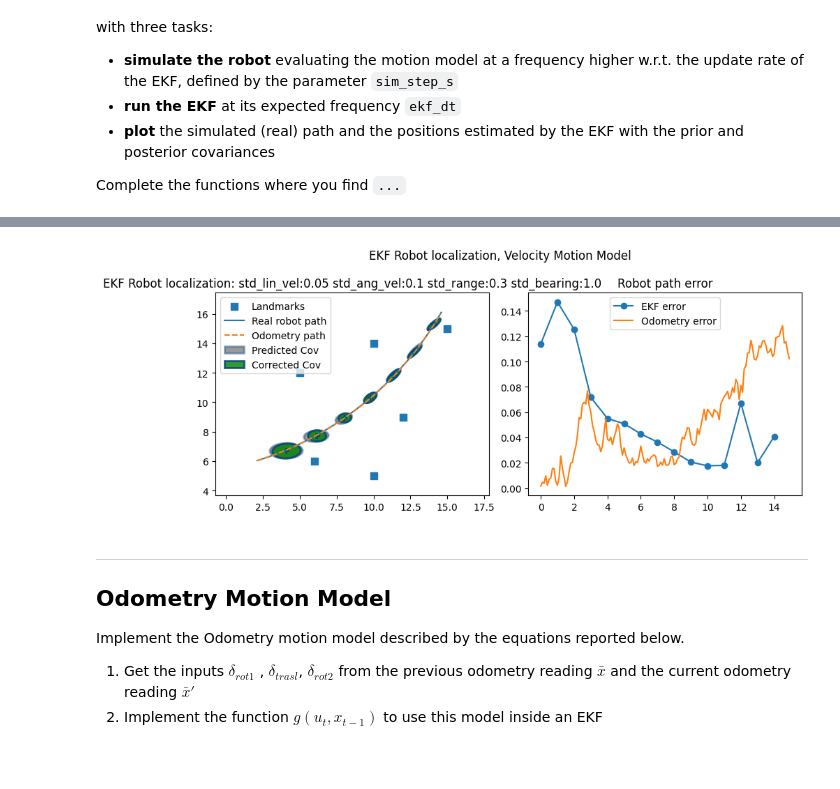
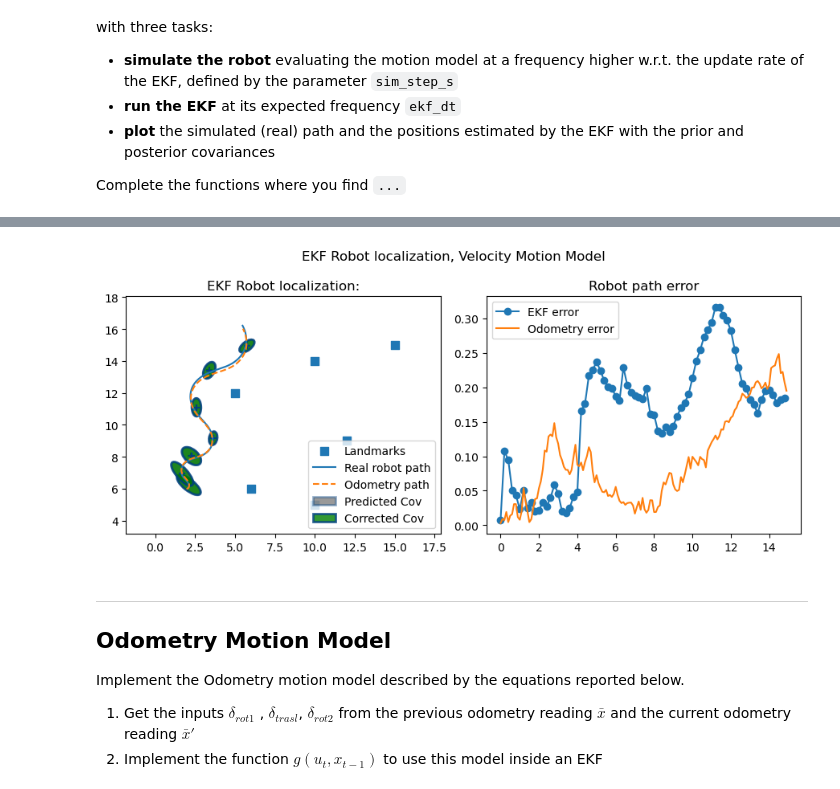
Before and after one commit to KristofferMoevik/SESARS_Lab4, a Jupyter notebook: ekf_students.ipynb, the cells around one changed output, grey strips where cells are left out. Cells and saved outputs as stored; diff of their text form; code cells hidden in the pictures; blank space fills up the shorter version.

```diff
--- a/ekf_students.ipynb
+++ b/ekf_students.ipynb
@@ -430,6 +430,9 @@ def run_localization(
 
     # The main loop that runs the simulation
     for i in range(steps):
+        cmd_vel = np.array(
+            [[2*np.sin((i/steps)), np.sin((15*i/steps))]]
+        ).T
         # to simulate the error in the actuation of the robot, we add some Gaussian noise to the velocity command
         noisy_vel = cmd_vel + np.array([[std_lin_vel, std_ang_vel]]).T * sim_noise_generator.normal(size=(2, 1))
         # Simulate robot motion for sim_step_s seconds using the Velocity Motion Model.
@@ -487,7 +490,7 @@ def run_localization(
     (track_legend,) = ax[0].plot(track[:, 0], track[:, 1], label="Real robot path")
     (track_odom_legend,) = ax[0].plot(track_odom[:, 0], track_odom[:, 1], "--", label="Odometry path")
     ax[0].axis("equal")
-    ax[0].set_title("EKF Robot localization: std_lin_vel:" + str(std_lin_vel) + " std_ang_vel:" + str(np.rad2deg(std_ang_vel)) + " std_range:" + str(std_range) + " std_bearing:" + str(np.rad2deg(std_bearing)))
+    ax[0].set_title("EKF Robot localization:")
     ax[0].legend(handles=[lmarks_legend, track_legend, track_odom_legend, pri_ellipse, post_ellipse])
 
     # error plots
@@ -524,59 +527,62 @@ To test if your code is working properly, run the code below without changing pa
 seed = 42  # because it is the answer to the Ultimate Question of Life, The Universe and Everything :)
 
 landmarks = np.array([[5, 12], [10, 5], [15, 15], [10, 14], [6, 6], [12, 9]])  # standard landmarks
+#landmarks = np.array([[5, 12], [15, 15], [12,9]])  # sparse landmarks
+#landmarks = np.array([[5, 12], [15, 18], [6,6]]) # sparse with gap
 
 ## Original params
 # ekf_dt = 1.0  # time interval between measurements [s]
 # sim_length_s = 15  # length of the simulation [s]
 
-# # set the seed to get the same results every time
-# std_lin_vel = 0.1  # [m/s]
-# std_ang_vel = np.deg2rad(1.0)  # [rad/s]
-# std_range = 0.3  # [m]
-# std_bearing = np.deg2rad(1.0)  # [rad]
+# set the seed to get the same results every time
+std_lin_vel = 0.1  # [m/s]
+std_ang_vel = np.deg2rad(1.0)  # [rad/s]
+std_range = 0.3  # [m]
+std_bearing = np.deg2rad(1.0)  # [rad]
 
-ekf_dt = 1.0  # time interval between measurements [s]
+ekf_dt = 0.2  # time interval between measurements [s]
 sim_length_s = 15  # length of the simulation [s]
 
 # set the seed to get the same results every time
-std_lin_vel = 0.05  # [m/s]
-std_ang_vel = np.deg2rad(0.1)  # [rad/s]
-std_range = 0.3  # [m]
-std_bearing = np.deg2rad(1.0)  # [rad]
+# std_lin_vel = 0.05  # [m/s]
+# std_ang_vel = np.deg2rad(0.1)  # [rad/s]
+# std_range = 0.3  # [m]
+# std_bearing = np.deg2rad(1.0)  # [rad]
 # %%
 # set the seed to get the same results every time
 np.random.seed(seed)
 
 # Initialize the EKF
 ekf = RobotEKF(
     dim_x=3,
     dim_z=2,
     dim_u=2,
     eval_gux=eval_gux,
     eval_Gt=eval_Gt,
     eval_Vt=eval_Vt,
     eval_hx=eval_hx,
     eval_Ht=eval_Ht,
 )
 ekf.mu = np.array([[2, 6, 0.3]]).T  # x, y, theta
 ekf.Sigma = np.diag([0.1, 0.1, 0.1])
 ekf.Mt = np.diag([std_lin_vel**2, std_ang_vel**2])
 ekf.Qt = np.diag([std_range**2, std_bearing**2])
 
 
 run_localization(
     ekf,
     ekf_dt=ekf_dt,
     landmarks=landmarks,
     std_lin_vel=std_lin_vel,
     std_ang_vel=std_ang_vel,
     std_range=std_range,
     std_bearing=std_bearing,
     ellipse_step_s=2.0,
     sim_length_s=sim_length_s,
+    sim_step_s=0.1,
 )
 # %% [output]
-[figure, old version]
+[figure, new version]
 # %% [markdown]
 ---
 
```
Also changed, not shown: parts of 4 cells of this notebook, 25 other files.
